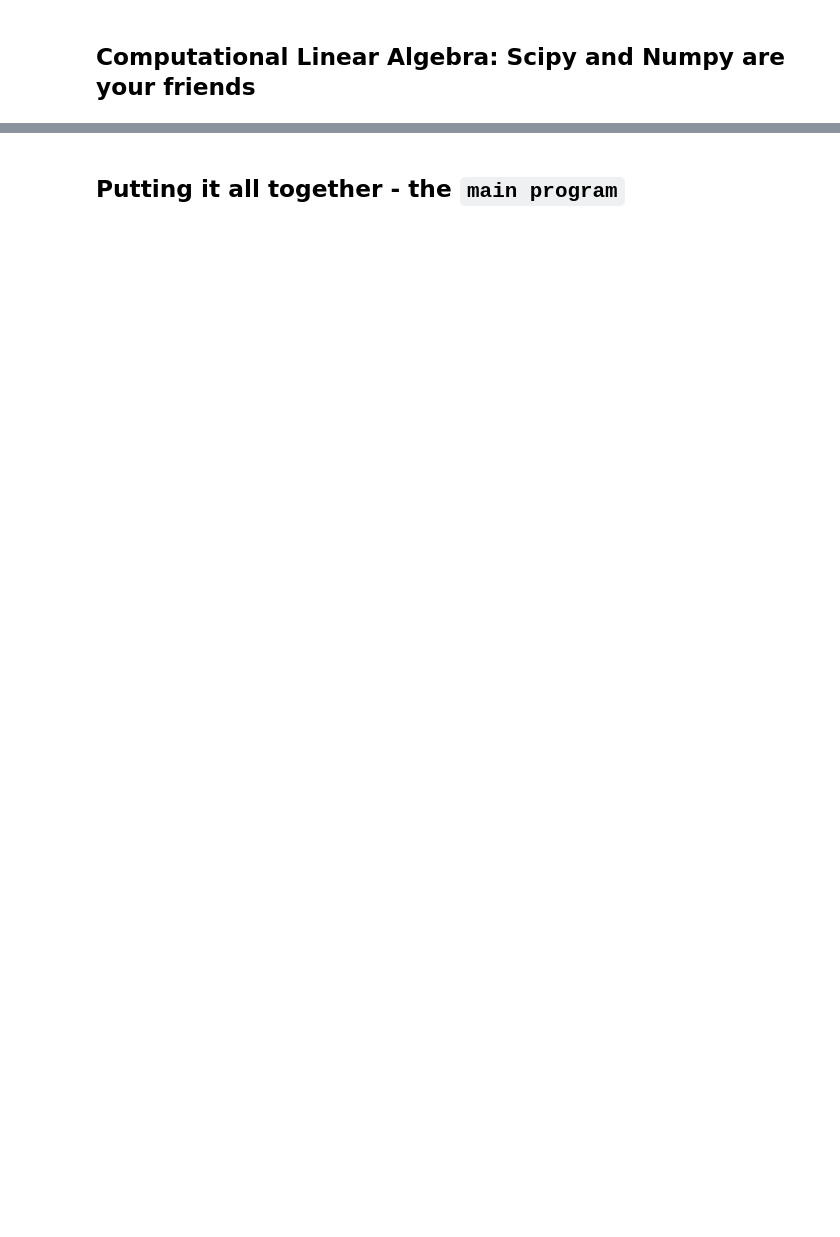
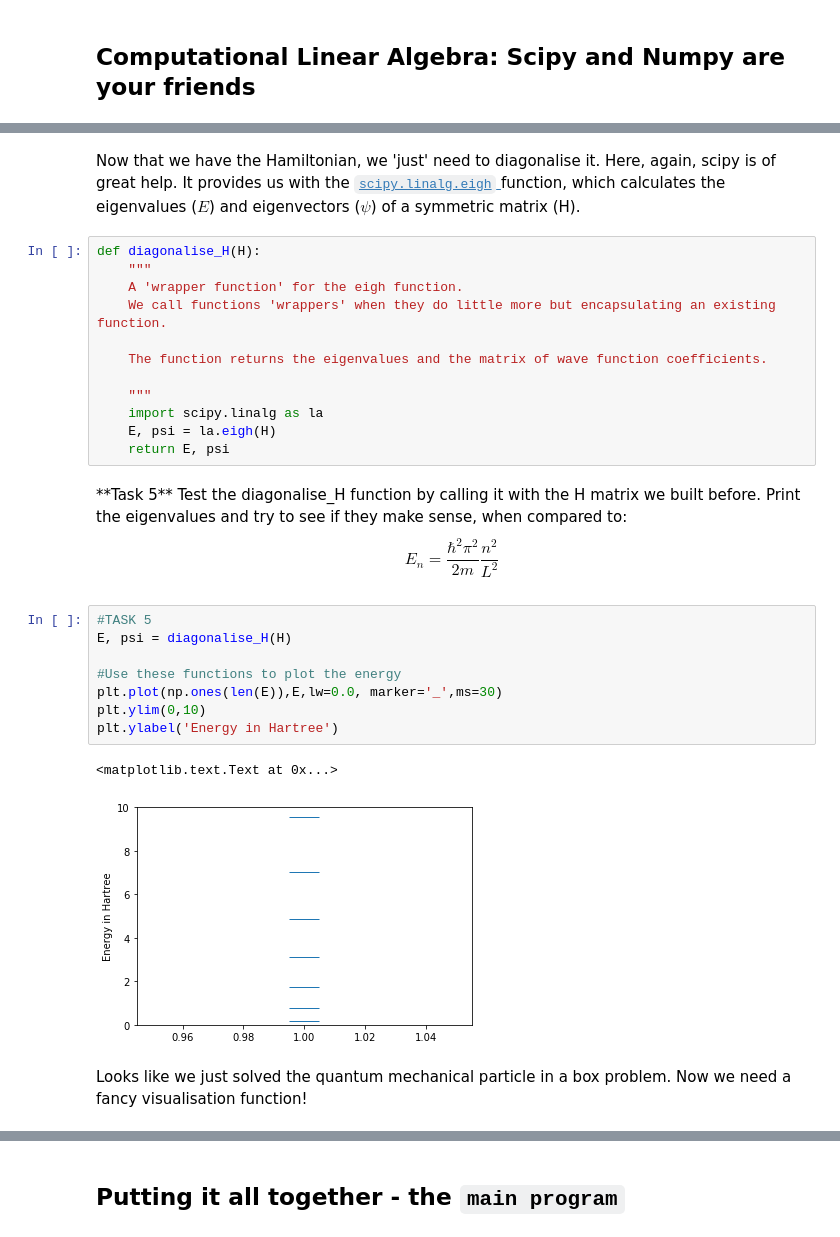
Before and after one commit to whitepeaony/CH274, a Jupyter notebook: KS_3_Class.ipynb, the cells around one changed output, grey strips where cells are left out. Saved outputs shown, nothing was run; the diff lists cells and outputs as text; blank space fills up the shorter version.

````diff
--- a/KS_3_Class.ipynb
+++ b/KS_3_Class.ipynb
@@ -209,0 +389,33 @@ plt.show()
+# %% [markdown]
+Now that we have the Hamiltonian, we 'just' need to diagonalise it. Here, again, scipy is of great help. It provides us with the <a href="https://docs.scipy.org/doc/scipy/reference/generated/scipy.linalg.eigh.html">```scipy.linalg.eigh``` </a> function, which calculates the eigenvalues ($E$) and eigenvectors ($\psi$) of a symmetric matrix (H).
+# %%
+def diagonalise_H(H):
+    """
+    A 'wrapper function' for the eigh function.
+    We call functions 'wrappers' when they do little more but encapsulating an existing function.
+
+    The function returns the eigenvalues and the matrix of wave function coefficients.
+
+    """
+    import scipy.linalg as la
+    E, psi = la.eigh(H)
+    return E, psi
+# %% [markdown]
+<div class=warn>
+<p> **Task 5** Test the diagonalise_H function by calling it with the H matrix we built before.
+Print the eigenvalues and try to see if they make sense, when compared to:
+    $$ E_n = \frac{\hbar^2\pi^2}{2m}\frac{n^2}{L^2} $$
+</div>
+# %%
+#TASK 5
+E, psi = diagonalise_H(H)
+
+#Use these functions to plot the energy
+plt.plot(np.ones(len(E)),E,lw=0.0, marker='_',ms=30)
+plt.ylim(0,10)
+plt.ylabel('Energy in Hartree')
+# %% [output]
+<matplotlib.text.Text at 0x...>
+[figure, added]
+# %% [markdown]
+Looks like we just solved the quantum mechanical particle in a box problem. Now we need a fancy visualisation function!
````
Also changed, not shown: parts of 40 cells of this notebook, 1 other file.
